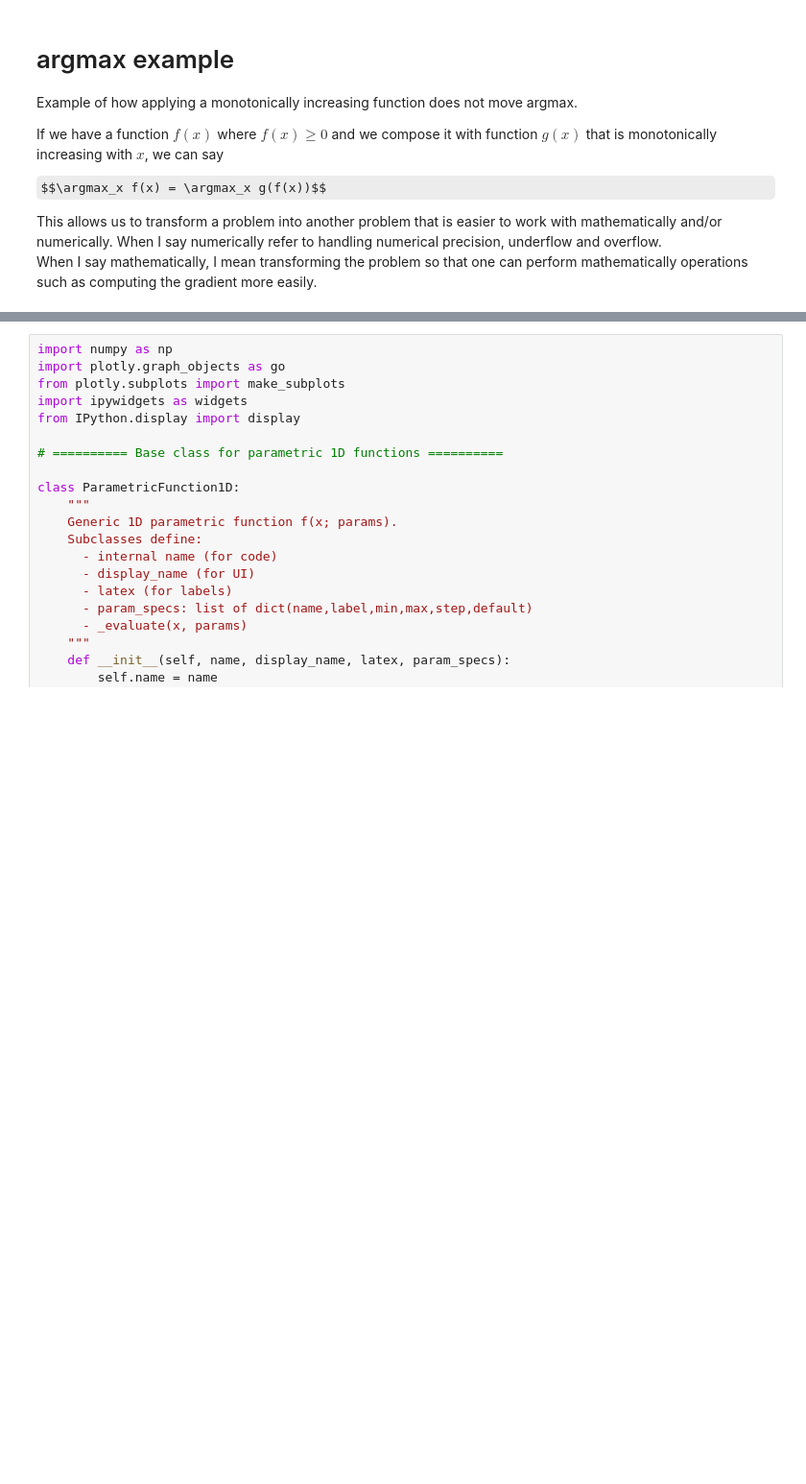
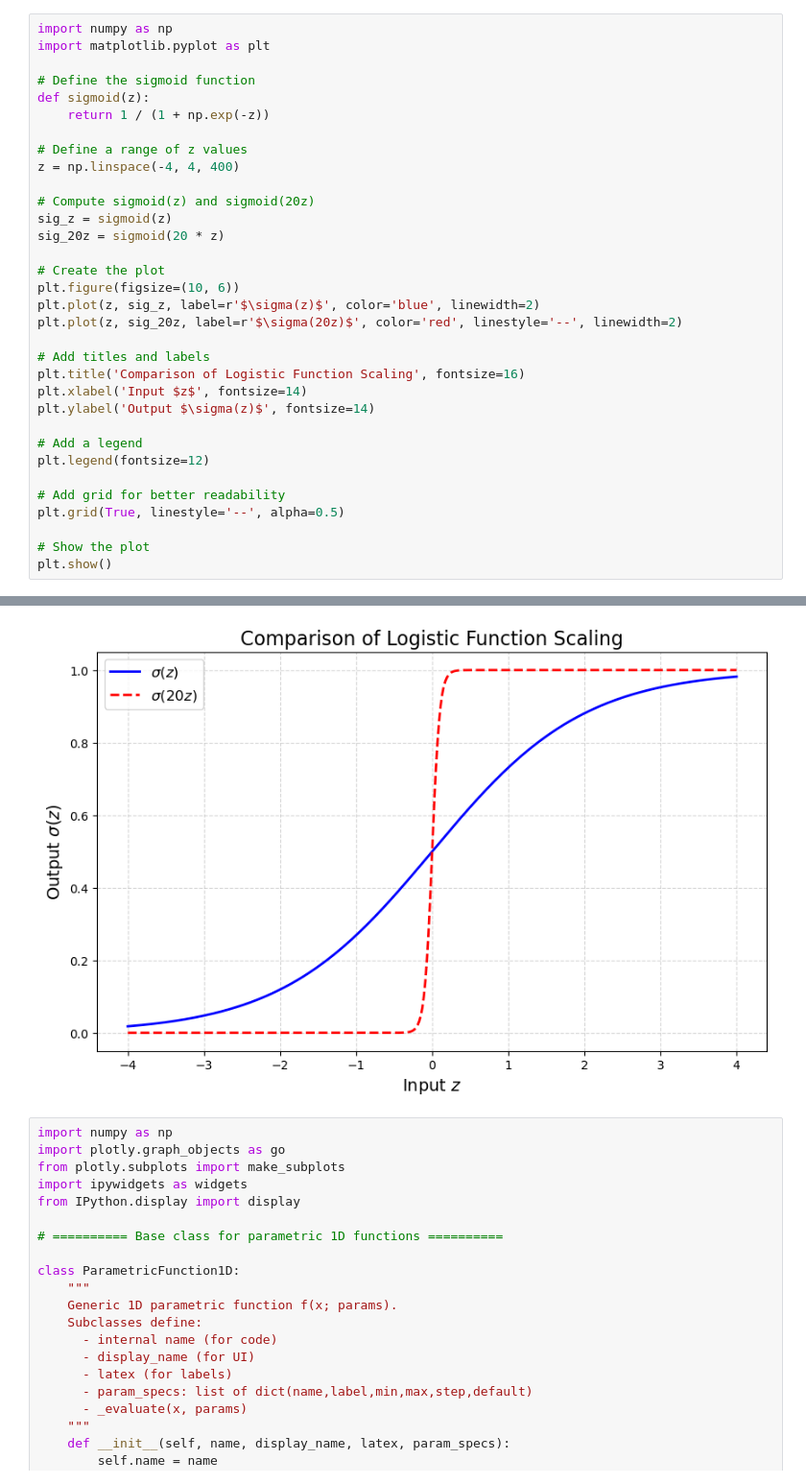
Before and after one commit to dosirrah/CSCI632_25F_MachineLearning, a Jupyter notebook: lecture18_19/lecture19.ipynb, the cells around one changed output, grey strips where cells are left out. Shown at 96% size. Cells and saved outputs as stored; diff of their text form; some formulas as TeX source; blank space fills up the shorter version.

```diff
--- a/lecture18_19/lecture19.ipynb
+++ b/lecture18_19/lecture19.ipynb
@@ -1,16 +1,34 @@
-# %% [markdown]
-# argmax example
-
-Example of how applying a monotonically increasing function does not move argmax.
-
-If we have a function $f(x)$ where $f(x) \ge 0$ and we compose it with
-function $g(x)$ that is monotonically increasing with $x$, we can say
-
-$$\argmax_x f(x) = \argmax_x g(f(x))$$
-
-This allows us to transform a problem into another problem that is easier
-to work with mathematically and/or numerically.   When I say numerically
-refer to handling numerical precision, underflow and overflow.
-When I say mathematically, I mean transforming the problem so that
-one can perform mathematically operations such as computing the gradient
-more easily.
+# %%
+import numpy as np
+import matplotlib.pyplot as plt
+
+# Define the sigmoid function
+def sigmoid(z):
+    return 1 / (1 + np.exp(-z))
+
+# Define a range of z values
+z = np.linspace(-4, 4, 400)
+
+# Compute sigmoid(z) and sigmoid(20z)
+sig_z = sigmoid(z)
+sig_20z = sigmoid(20 * z)
+
+# Create the plot
+plt.figure(figsize=(10, 6))
+plt.plot(z, sig_z, label=r'$\sigma(z)$', color='blue', linewidth=2)
+plt.plot(z, sig_20z, label=r'$\sigma(20z)$', color='red', linestyle='--', linewidth=2)
+
+# Add titles and labels
+plt.title('Comparison of Logistic Function Scaling', fontsize=16)
+plt.xlabel('Input $z$', fontsize=14)
+plt.ylabel('Output $\sigma(z)$', fontsize=14)
+
+# Add a legend
+plt.legend(fontsize=12)
+
+# Add grid for better readability
+plt.grid(True, linestyle='--', alpha=0.5)
+
+# Show the plot
+plt.show()
+# %% [output]
@@ -17,3 +42,4 @@ more easily.
+[figure, added]
 # %%
 import numpy as np
 import plotly.graph_objects as go
```
Also changed, not shown: parts of 1 cell of this notebook, 11 other files.
